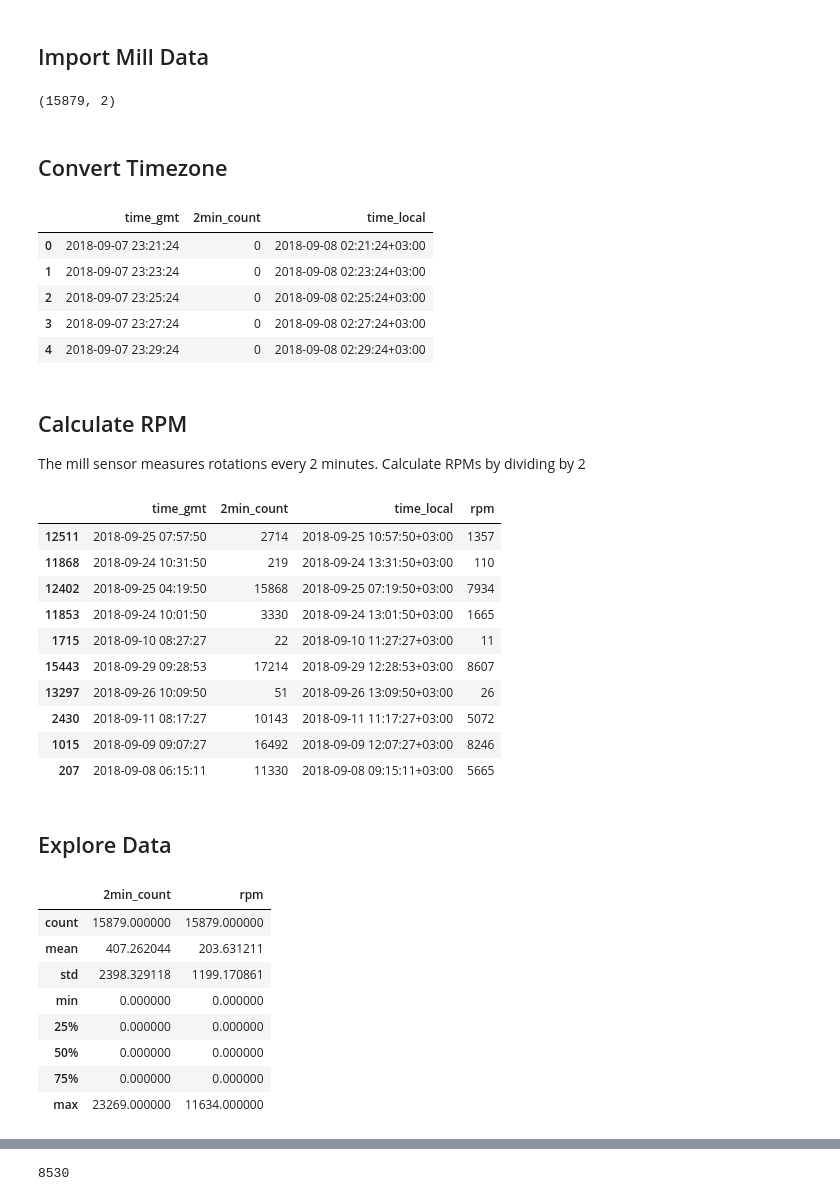
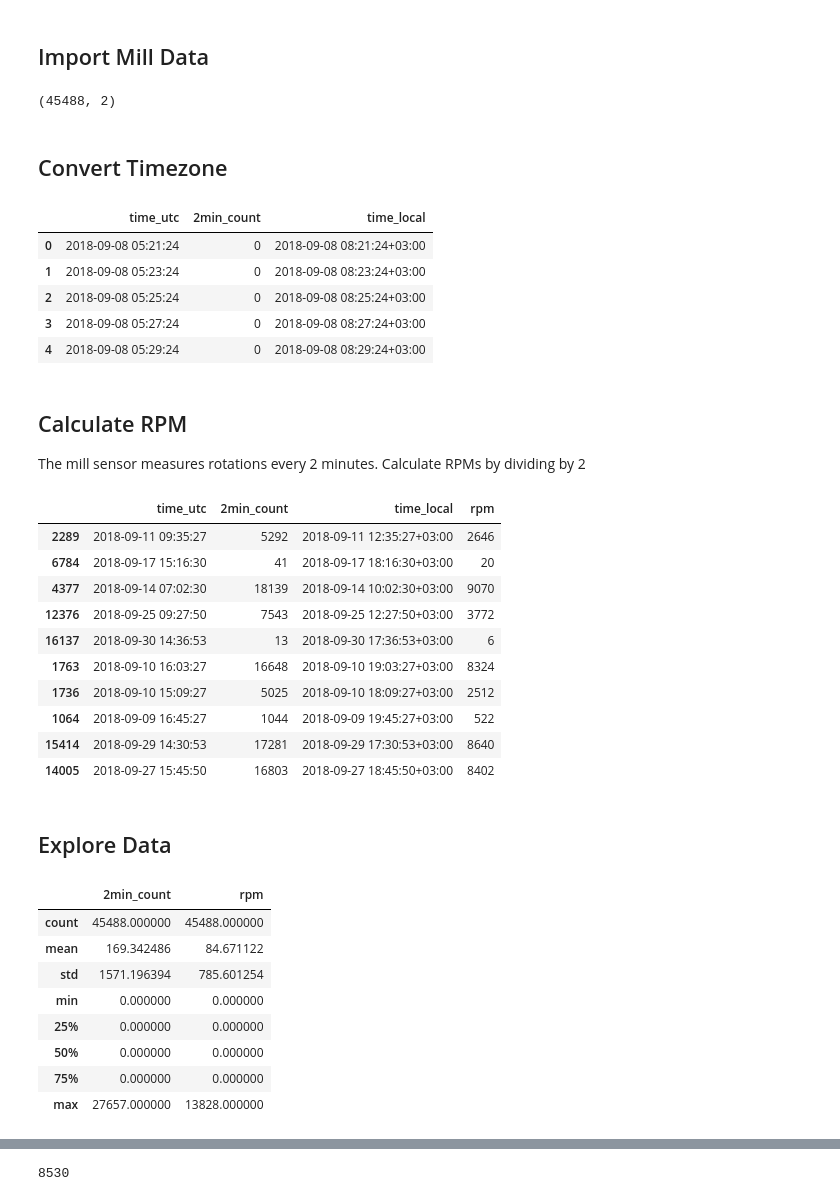
Before and after one commit to RadiantLabs/microgrid-appliance-usage-profile-generators, a Jupyter notebook: usage_profiles/maize_mill_usage_profile.ipynb, the cells around one changed output, grey strips where cells are left out. Cells and saved outputs as stored; diff of their text form; code cells hidden in the pictures.

```diff
--- a/usage_profiles/maize_mill_usage_profile.ipynb
+++ b/usage_profiles/maize_mill_usage_profile.ipynb
@@ -71,26 +70,38 @@ pd.__version__
 # output_profile_name = 'output/rice_mill_usage_profile.csv'
 
 ## Maize Mill
-excel_file_path = 'inputs/MaizeMilling_LP_Tanzania 20180907-20180930.xlsx'
-sheet_name = 'MaizeMilling_LP_Tanzania 201809'
-output_generator_kw_data_name = 'output/maize_mill_kw_generator_data.json'
-output_generator_grain_data_name = 'output/maize_mill_grain_generator_data.json'
-output_profile_name = 'output/maize_mill_usage_profile.csv'
+
+# Original profile:
+# excel_file_path = 'inputs/MaizeMilling_LP_Tanzania 20180907-20180930.xlsx'
+
+# Maize Milling 1
+excel_file_path = 'inputs/MaizeMilling_LP_Tanzania 20180908-201801110_UTC.xlsx'
+sheet_name = 'download (2)'
+output_generator_kw_data_name = 'output/maize_mill_kw_generator_data_1.json'
+output_generator_grain_data_name = 'output/maize_mill_grain_generator_data_1.json'
+output_profile_name = 'output/maize_mill_usage_profile_1.csv'
+
+# Maize Milling 2
+# excel_file_path = 'inputs/MaizeMilling2_LP_Tanzania 20180710-20180815_UTC.xlsx'
+# sheet_name = 'download (6)'
+# output_generator_kw_data_name = 'output/maize_mill_kw_generator_data_2.json'
+# output_generator_grain_data_name = 'output/maize_mill_grain_generator_data_2.json'
+# output_profile_name = 'output/maize_mill_usage_profile_2.csv'
 # %%
 # Import Excel file, specify the sheet & import it into a Pandas Dataframe.
 # df is short for Pandas DataFrame - it makes it clearer what this datastructure is
 df_measured_2min = pd.read_excel(excel_file_path, sheet_name=sheet_name)
 
 # Rename columns so they are shorter and easier to work with.
-df_measured_2min = df_measured_2min.rename(columns={'Timestamp': 'time_gmt', 'Value RPM for 2 min)': '2min_count'})
+df_measured_2min = df_measured_2min.rename(columns={'row': 'time_utc', 'value': '2min_count'})
 
 # Keep only relevant columns
-df_measured_2min = df_measured_2min[['time_gmt', '2min_count']]
+df_measured_2min = df_measured_2min[['time_utc', '2min_count']]
 # %%
 # (rows, columns)
 df_measured_2min.shape
 # %% [output]
-(15879, 2)
+(45488, 2)
 # %% [markdown]
 ## Convert Timezone
 # %%
@@ -103,19 +114,19 @@ df_measured_2min.shape
 tanzania_tz = pytz.timezone('Africa/Nairobi')
 # %%
 # Convert date string to proper datetime so we can work with timezones
-df_measured_2min['time_gmt'] = pd.to_datetime(df_measured_2min['time_gmt'])
+df_measured_2min['time_utc'] = pd.to_datetime(df_measured_2min['time_utc'])
 # %%
 # Add local time
-df_measured_2min['time_local'] = df_measured_2min['time_gmt'].dt.tz_localize('utc').dt.tz_convert(tanzania_tz)
+df_measured_2min['time_local'] = df_measured_2min['time_utc'].dt.tz_localize('utc').dt.tz_convert(tanzania_tz)
 df_measured_2min = df_measured_2min
 df_measured_2min.head(5)
 # %% [output]
-|  | time_gmt | 2min_count | time_local |
-| 0 | 2018-09-07 23:21:24 | 0 | 2018-09-08 02:21:24+03:00 |
-| 1 | 2018-09-07 23:23:24 | 0 | 2018-09-08 02:23:24+03:00 |
-| 2 | 2018-09-07 23:25:24 | 0 | 2018-09-08 02:25:24+03:00 |
-| 3 | 2018-09-07 23:27:24 | 0 | 2018-09-08 02:27:24+03:00 |
-| 4 | 2018-09-07 23:29:24 | 0 | 2018-09-08 02:29:24+03:00 |
+|  | time_utc | 2min_count | time_local |
+| 0 | 2018-09-08 05:21:24 | 0 | 2018-09-08 08:21:24+03:00 |
+| 1 | 2018-09-08 05:23:24 | 0 | 2018-09-08 08:23:24+03:00 |
+| 2 | 2018-09-08 05:25:24 | 0 | 2018-09-08 08:25:24+03:00 |
+| 3 | 2018-09-08 05:27:24 | 0 | 2018-09-08 08:27:24+03:00 |
+| 4 | 2018-09-08 05:29:24 | 0 | 2018-09-08 08:29:24+03:00 |
 # %%
 # Helper functions for making and matching day_hour columns
 
@@ -140,19 +151,21 @@ def count_to_rpm(count):
     return round(count / 2)
 
 df_measured_2min['rpm'] = df_measured_2min['2min_count'].apply(count_to_rpm)
+
+# Look at the results for RPMs above 0:
 df_measured_2min[df_measured_2min['rpm'] > 0].sample(10)
 # %% [output]
-|  | time_gmt | 2min_count | time_local | rpm |
-| 12511 | 2018-09-25 07:57:50 | 2714 | 2018-09-25 10:57:50+03:00 | 1357 |
-| 11868 | 2018-09-24 10:31:50 | 219 | 2018-09-24 13:31:50+03:00 | 110 |
-| 12402 | 2018-09-25 04:19:50 | 15868 | 2018-09-25 07:19:50+03:00 | 7934 |
-| 11853 | 2018-09-24 10:01:50 | 3330 | 2018-09-24 13:01:50+03:00 | 1665 |
-| 1715 | 2018-09-10 08:27:27 | 22 | 2018-09-10 11:27:27+03:00 | 11 |
-| 15443 | 2018-09-29 09:28:53 | 17214 | 2018-09-29 12:28:53+03:00 | 8607 |
-| 13297 | 2018-09-26 10:09:50 | 51 | 2018-09-26 13:09:50+03:00 | 26 |
-| 2430 | 2018-09-11 08:17:27 | 10143 | 2018-09-11 11:17:27+03:00 | 5072 |
-| 1015 | 2018-09-09 09:07:27 | 16492 | 2018-09-09 12:07:27+03:00 | 8246 |
-| 207 | 2018-09-08 06:15:11 | 11330 | 2018-09-08 09:15:11+03:00 | 5665 |
+|  | time_utc | 2min_count | time_local | rpm |
+| 2289 | 2018-09-11 09:35:27 | 5292 | 2018-09-11 12:35:27+03:00 | 2646 |
+| 6784 | 2018-09-17 15:16:30 | 41 | 2018-09-17 18:16:30+03:00 | 20 |
+| 4377 | 2018-09-14 07:02:30 | 18139 | 2018-09-14 10:02:30+03:00 | 9070 |
+| 12376 | 2018-09-25 09:27:50 | 7543 | 2018-09-25 12:27:50+03:00 | 3772 |
+| 16137 | 2018-09-30 14:36:53 | 13 | 2018-09-30 17:36:53+03:00 | 6 |
+| 1763 | 2018-09-10 16:03:27 | 16648 | 2018-09-10 19:03:27+03:00 | 8324 |
+| 1736 | 2018-09-10 15:09:27 | 5025 | 2018-09-10 18:09:27+03:00 | 2512 |
+| 1064 | 2018-09-09 16:45:27 | 1044 | 2018-09-09 19:45:27+03:00 | 522 |
+| 15414 | 2018-09-29 14:30:53 | 17281 | 2018-09-29 17:30:53+03:00 | 8640 |
+| 14005 | 2018-09-27 15:45:50 | 16803 | 2018-09-27 18:45:50+03:00 | 8402 |
 # %% [markdown]
 ## Explore Data
 # %%
@@ -160,14 +173,14 @@ df_measured_2min[df_measured_2min['rpm'] > 0].sample(10)
 df_measured_2min.describe()
 # %% [output]
 |  | 2min_count | rpm |
-| count | 15879.000000 | 15879.000000 |
-| mean | 407.262044 | 203.631211 |
-| std | 2398.329118 | 1199.170861 |
+| count | 45488.000000 | 45488.000000 |
+| mean | 169.342486 | 84.671122 |
+| std | 1571.196394 | 785.601254 |
 | min | 0.000000 | 0.000000 |
 | 25% | 0.000000 | 0.000000 |
 | 50% | 0.000000 | 0.000000 |
 | 75% | 0.000000 | 0.000000 |
-| max | 23269.000000 | 11634.000000 |
+| max | 27657.000000 | 13828.000000 |
 # %%
 # Filter out all zeros and very low RPMs and look at it again:
 df_measured_nozeros = df_measured_2min[df_measured_2min['rpm'] > 100]
```
Also changed, not shown: parts of 31 cells of this notebook, 23 other files.
